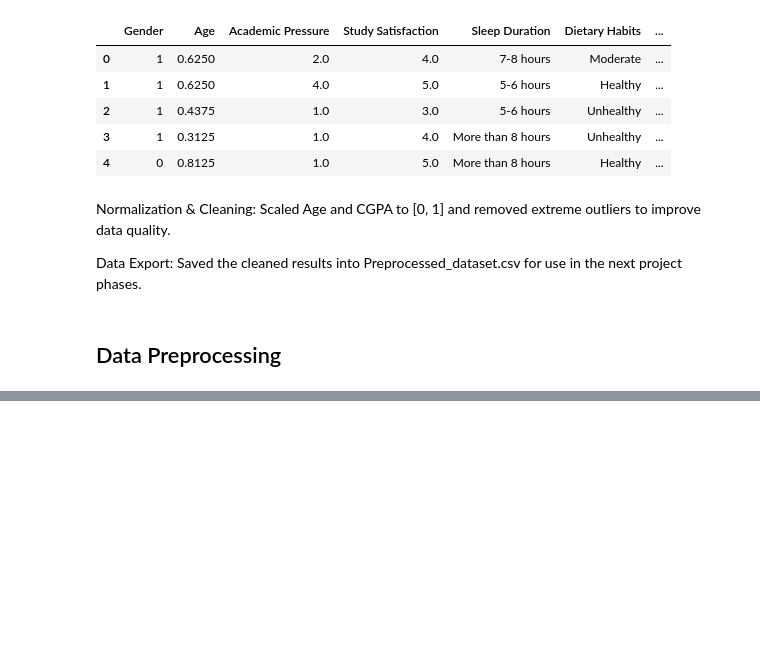
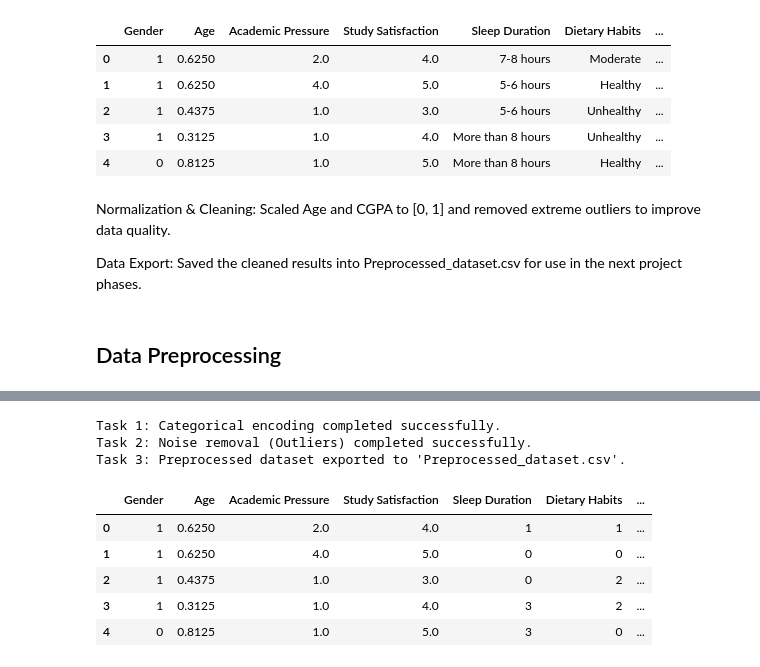
Before and after one commit to joodali25/IT326-DataMining-Project, a Jupyter notebook: Reports/Phase2.ipynb, the cells around one changed output, grey strips where cells are left out. Drawn from its saved outputs; the diff is of its cells as text; code cells hidden in the pictures; blank space fills up the shorter version.

```diff
--- a/Reports/Phase2.ipynb
+++ b/Reports/Phase2.ipynb
@@ -223,7 +224,6 @@ import matplotlib.pyplot as plt
 import seaborn as sns
 from sklearn.preprocessing import LabelEncoder, MinMaxScaler
 
-df = pd.read_csv('Depression Student Dataset.csv')
 df.columns = df.columns.str.strip()
 
 plt.figure(figsize=(10, 6))
@@ -267,0 +288,61 @@ Data Export: Saved the cleaned results into Preprocessed_dataset.csv for use in
+# %%
+# Create a copy to avoid modifying the original dataset
+df_processed = df.copy()
+
+# ============================================================
+# 1. Variable Transformation (Encoding)
+# ============================================================
+# We use Label Encoding to convert categorical (object) columns into
+# numerical values, as data mining algorithms require numerical inputs.
+from sklearn.preprocessing import LabelEncoder
+
+le = LabelEncoder()
+categorical_cols = df_processed.select_dtypes(include=['object']).columns
+
+for col in categorical_cols:
+    df_processed[col] = le.fit_transform(df_processed[col])
+
+print("Task 1: Categorical encoding completed successfully.")
+
+# ============================================================
+# 2. Noise Removal (Handling Outliers)
+# ============================================================
+# Using the IQR (Interquartile Range) method to detect and remove outliers.
+# This step ensures that extreme values do not negatively impact the model performance.
+numerical_cols = df_processed.select_dtypes(include=['int64', 'float64']).columns
+
+# We exclude 'Depression' from outlier removal if it is the target label
+cols_to_clean = [col for col in numerical_cols if col != 'Depression']
+
+for col in cols_to_clean:
+    Q1 = df_processed[col].quantile(0.25)
+    Q3 = df_processed[col].quantile(0.75)
+    IQR = Q3 - Q1
+    lower_bound = Q1 - 1.5 * IQR
+    upper_bound = Q3 + 1.5 * IQR
+    # Filtering the data to keep only values within the normal range
+    df_processed = df_processed[(df_processed[col] >= lower_bound) & (df_processed[col] <= upper_bound)]
+
+print("Task 2: Noise removal (Outliers) completed successfully.")
+
+# ============================================================
+# 3. Data Saving and Exporting
+# ============================================================
+# Exporting the final preprocessed dataset to a CSV file for the next project phases.
+# The file is saved in the current directory for easy GitHub integration.
+df_processed.to_csv('Preprocessed_dataset.csv', index=False)
+
+print("Task 3: Preprocessed dataset exported to 'Preprocessed_dataset.csv'.")
+
+# Display the first few rows of the cleaned data
+df_processed.head()
+# %% [output]
+Task 1: Categorical encoding completed successfully.
+Task 2: Noise removal (Outliers) completed successfully.
+Task 3: Preprocessed dataset exported to 'Preprocessed_dataset.csv'.
+|  | Gender | Age | Academic Pressure | Study Satisfaction | Sleep Duration | Dietary Habits | ... |
+| 0 | 1 | 0.6250 | 2.0 | 4.0 | 1 | 1 | ... |
+| 1 | 1 | 0.6250 | 4.0 | 5.0 | 0 | 0 | ... |
+| 2 | 1 | 0.4375 | 1.0 | 3.0 | 0 | 2 | ... |
+| 3 | 1 | 0.3125 | 1.0 | 4.0 | 3 | 2 | ... |
+| 4 | 0 | 0.8125 | 1.0 | 5.0 | 3 | 0 | ... |
```
Also changed, not shown: parts of 4 cells of this notebook.
